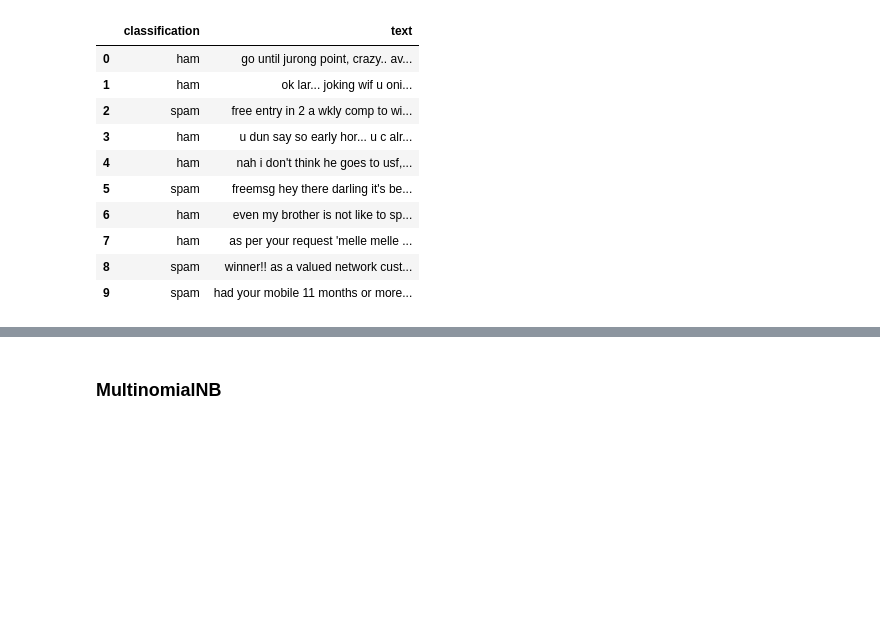
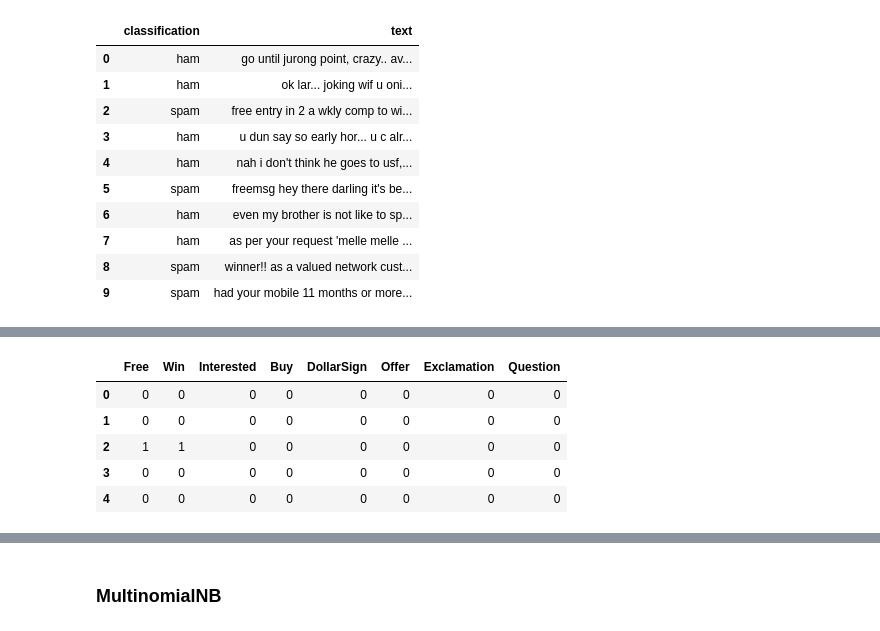
Before and after one commit to samsuri100/SMS_Spam_Classifier, a Jupyter notebook: SmsSpamChecker.ipynb, the cells around one changed output, grey strips where cells are left out. Cells and saved outputs as stored; diff of their text form; code cells hidden in the pictures; blank space fills up the shorter version.

```diff
--- a/SmsSpamChecker.ipynb
+++ b/SmsSpamChecker.ipynb
@@ -70,0 +155,37 @@ xTrain, xTest, yTrain, yTest = train_test_split(tokenizedDf, resultList, test_si
+# %%
+freeBool = []
+winBool = []
+interestedBool = []
+buyBool = []
+dollarSignBool = []
+offerBool = []
+exclaimBool = []
+questionBool = []
+
+#Dictionary of lists that represent important features
+keyWordDict = {'free': freeBool, 'win': winBool, 'interested': interestedBool, 'buy': buyBool,
+               '$': dollarSignBool, 'offer': offerBool, '!': exclaimBool, '?': questionBool}
+
+#Seeing if each important feature is in each SMS text
+#Appending boolean result
+for index, row in df.iterrows():
+    for keyWord, keyList in keyWordDict.items():
+        if keyWord in row.text:
+            keyList.append(1)
+        else:
+            keyList.append(0)
+# %%
+#Creating dataframe from import features lists
+keyWordDf = pd.DataFrame(list(zip(freeBool, winBool, interestedBool, buyBool,
+                          dollarSignBool, offerBool, exclaimBool, questionBool)),
+                          columns=['Free', 'Win', 'Interested', 'Buy', 'DollarSign',
+                                  'Offer', 'Exclamation', 'Question'])
+
+keyWordDf.head()
+# %% [output]
+|  | Free | Win | Interested | Buy | DollarSign | Offer | Exclamation | Question |
+| 0 | 0 | 0 | 0 | 0 | 0 | 0 | 0 | 0 |
+| 1 | 0 | 0 | 0 | 0 | 0 | 0 | 0 | 0 |
+| 2 | 1 | 1 | 0 | 0 | 0 | 0 | 0 | 0 |
+| 3 | 0 | 0 | 0 | 0 | 0 | 0 | 0 | 0 |
+| 4 | 0 | 0 | 0 | 0 | 0 | 0 | 0 | 0 |
```
Also changed, not shown: parts of 47 cells of this notebook.
